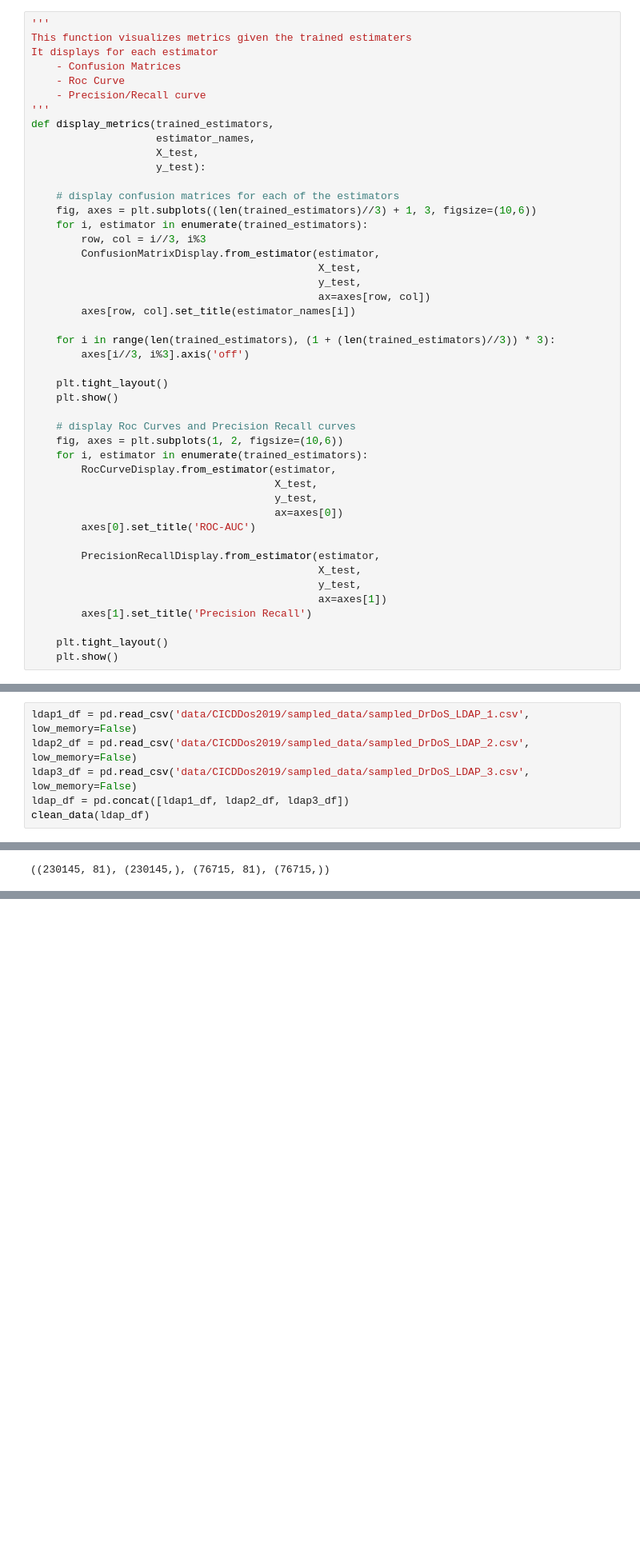
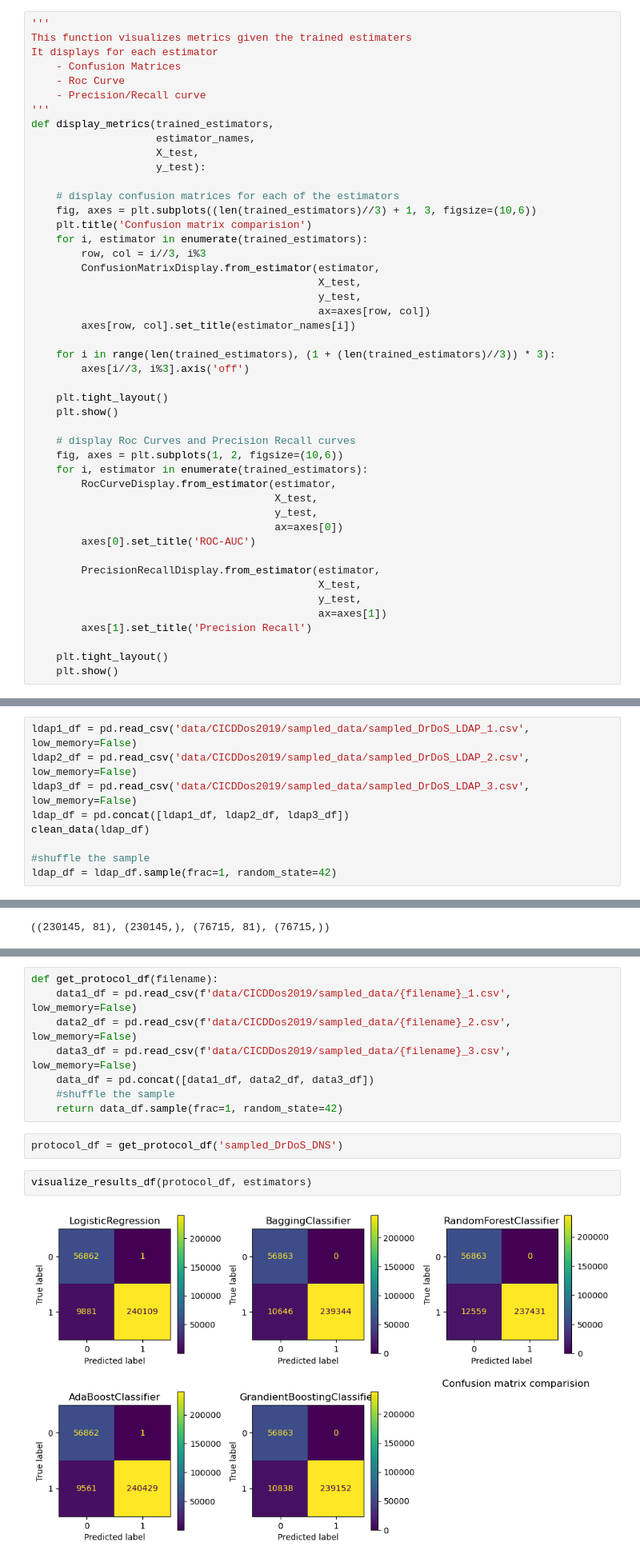
Before and after one commit to raosalapaka/ml-ddos, a Jupyter notebook: capstone_ddos_ldap.ipynb, the cells around one changed output, grey strips where cells are left out. Shown at 80% size. Saved outputs shown, nothing was run; the diff lists cells and outputs as text; blank space fills up the shorter version.

```diff
--- a/capstone_ddos_ldap.ipynb
+++ b/capstone_ddos_ldap.ipynb
@@ -101,6 +92,7 @@ def display_metrics(trained_estimators,
 
     # display confusion matrices for each of the estimators
     fig, axes = plt.subplots((len(trained_estimators)//3) + 1, 3, figsize=(10,6))
+    plt.title('Confusion matrix comparision')
     for i, estimator in enumerate(trained_estimators):
         row, col = i//3, i%3
         ConfusionMatrixDisplay.from_estimator(estimator,
@@ -222,6 +214,9 @@ ldap2_df = pd.read_csv('data/CICDDos2019/sampled_data/sampled_DrDoS_LDAP_2.csv',
 ldap3_df = pd.read_csv('data/CICDDos2019/sampled_data/sampled_DrDoS_LDAP_3.csv', low_memory=False)
 ldap_df = pd.concat([ldap1_df, ldap2_df, ldap3_df])
 clean_data(ldap_df)
+
+#shuffle the sample
+ldap_df = ldap_df.sample(frac=1, random_state=42)
 # %%
 ldap_df.info()
 # %%
@@ -309,0 +284,14 @@ visualize_results('data/CICDDos2019/sampled_data/sampled_DrDoS_MSSQL_1.csv', est
+# %%
+def get_protocol_df(filename):
+    data1_df = pd.read_csv(f'data/CICDDos2019/sampled_data/{filename}_1.csv', low_memory=False)
+    data2_df = pd.read_csv(f'data/CICDDos2019/sampled_data/{filename}_2.csv', low_memory=False)
+    data3_df = pd.read_csv(f'data/CICDDos2019/sampled_data/{filename}_3.csv', low_memory=False)
+    data_df = pd.concat([data1_df, data2_df, data3_df])
+    #shuffle the sample
+    return data_df.sample(frac=1, random_state=42)
+# %%
+protocol_df = get_protocol_df('sampled_DrDoS_DNS')
+# %%
+visualize_results_df(protocol_df, estimators)
+# %% [output]
+[figure, added]
```
Also changed, not shown: parts of 9 cells of this notebook, 7 other files.
